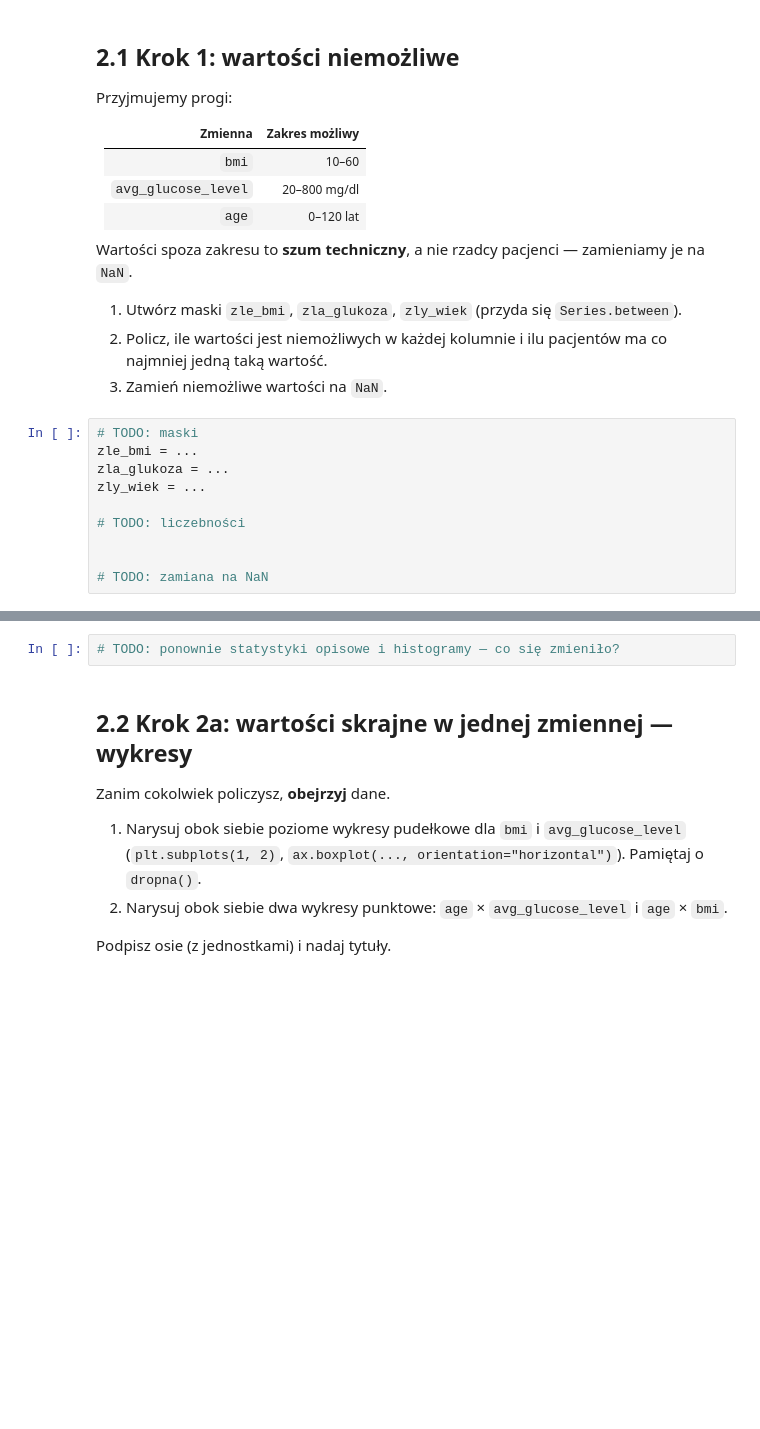
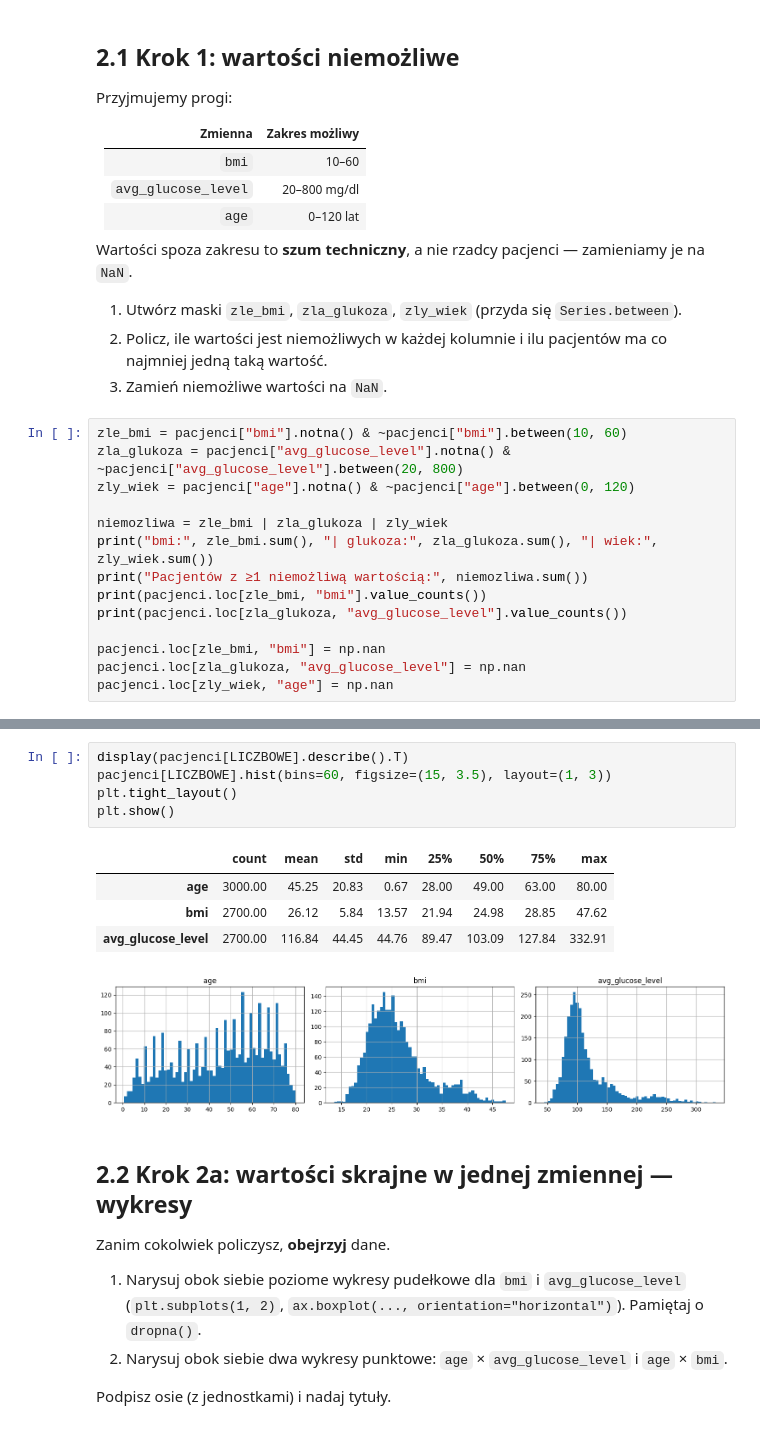
Before and after one commit to kuba11g/Eksploracja_Danych, a Jupyter notebook: lab03_otwarte_dane_odstajace.ipynb, the cells around one changed output, grey strips where cells are left out. Drawn from its saved outputs; the diff is of its cells as text; blank space fills up the shorter version.

```diff
--- a/lab03_otwarte_dane_odstajace.ipynb
+++ b/lab03_otwarte_dane_odstajace.ipynb
@@ -198,12 +400,16 @@ Wartości spoza zakresu to **szum techniczny**, a nie rzadcy pacjenci — zamien
 2. Policz, ile wartości jest niemożliwych w każdej kolumnie i ilu pacjentów ma co najmniej jedną taką wartość.
 3. Zamień niemożliwe wartości na `NaN`.
 # %%
-# TODO: maski
-zle_bmi = ...
-zla_glukoza = ...
-zly_wiek = ...
+zle_bmi = pacjenci["bmi"].notna() & ~pacjenci["bmi"].between(10, 60)
+zla_glukoza = pacjenci["avg_glucose_level"].notna() & ~pacjenci["avg_glucose_level"].between(20, 800)
+zly_wiek = pacjenci["age"].notna() & ~pacjenci["age"].between(0, 120)
 
-# TODO: liczebności
+niemozliwa = zle_bmi | zla_glukoza | zly_wiek
+print("bmi:", zle_bmi.sum(), "| glukoza:", zla_glukoza.sum(), "| wiek:", zly_wiek.sum())
+print("Pacjentów z ≥1 niemożliwą wartością:", niemozliwa.sum())
+print(pacjenci.loc[zle_bmi, "bmi"].value_counts())
+print(pacjenci.loc[zla_glukoza, "avg_glucose_level"].value_counts())
 
-
-# TODO: zamiana na NaN
+pacjenci.loc[zle_bmi, "bmi"] = np.nan
+pacjenci.loc[zla_glukoza, "avg_glucose_level"] = np.nan
+pacjenci.loc[zly_wiek, "age"] = np.nan
@@ -210,5 +431,14 @@ zly_wiek = ...
 # %%
-# TODO: ponownie statystyki opisowe i histogramy — co się zmieniło?
+display(pacjenci[LICZBOWE].describe().T)
+pacjenci[LICZBOWE].hist(bins=60, figsize=(15, 3.5), layout=(1, 3))
+plt.tight_layout()
+plt.show()
+# %% [output]
+|  | count | mean | std | min | 25% | 50% | 75% | max |
+| age | 3000.00 | 45.25 | 20.83 | 0.67 | 28.00 | 49.00 | 63.00 | 80.00 |
+| bmi | 2700.00 | 26.12 | 5.84 | 13.57 | 21.94 | 24.98 | 28.85 | 47.62 |
+| avg_glucose_level | 2700.00 | 116.84 | 44.45 | 44.76 | 89.47 | 103.09 | 127.84 | 332.91 |
+[figure, added]
 # %% [markdown]
 ## 2.2 Krok 2a: wartości skrajne w jednej zmiennej — wykresy
 
```
Also changed, not shown: parts of 37 cells of this notebook.
